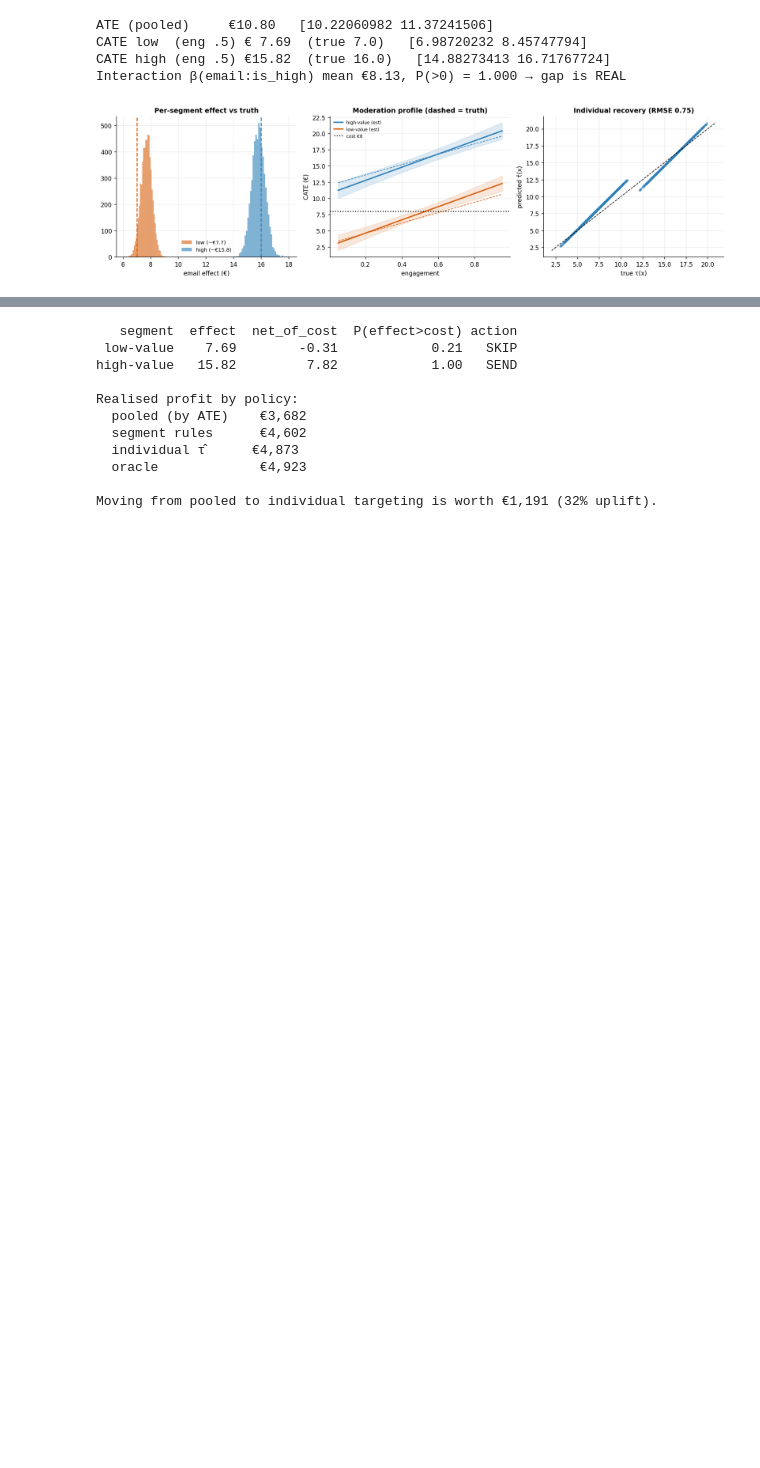
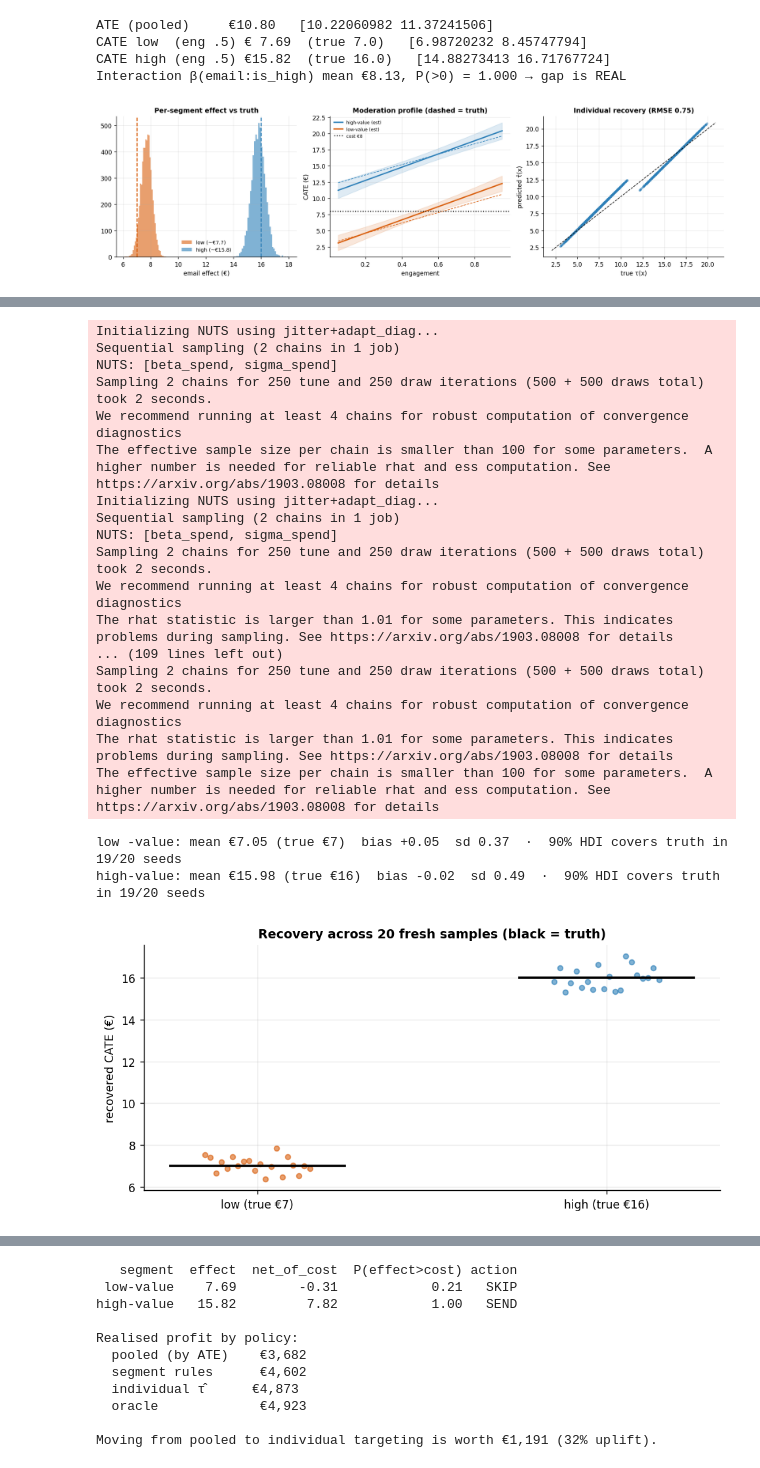
Before and after one commit to fmuia/sda_projects, a Jupyter notebook: causal-marketing-pymc/notebooks/02_segment_effects.ipynb, the cells around one changed output, grey strips where cells are left out. Cells and saved outputs as stored; diff of their text form; code cells hidden in the pictures; blank space fills up the shorter version.

```diff
--- a/causal-marketing-pymc/notebooks/02_segment_effects.ipynb
+++ b/causal-marketing-pymc/notebooks/02_segment_effects.ipynb
@@ -217,0 +209,43 @@ is worth.
+# %%
+# --- Recovery across many seeds: is the model unbiased, and do its HDIs cover the truth? ---
+NSEED = 8 if FAST else 20
+LOOP = dict(draws=250, tune=250, chains=2, cores=1)     # small per-seed fit — recovery, not a headline posterior
+rec = {"low": [], "high": []}; cov = {"low": 0, "high": 0}
+for sd in range(NSEED):
+    dd, tt = dgp.segment_customers(n=1500, seed=300 + sd)
+    dd["is_high"] = (dd["prior_value"] == "high").astype(float)
+    ms = pathmc.model(spec, data=dd); ms.fit(random_seed=1, progressbar=False, **LOOP)
+    for lab, hv in [("low", 0.0), ("high", 1.0)]:
+        c = ms.cate("spend", "email", condition={"is_high": hv, "engagement": 0.5}, values=(0, 1))
+        rec[lab].append(c.mean()); lo, hi = c.hdi(); cov[lab] += int(lo <= tt[lab] <= hi)
+fig, ax = plt.subplots(figsize=(7.5, 3.6))
+for lab, col, x0 in [("low", plots.ORANGE, 0), ("high", plots.BLUE, 1)]:
+    a = np.array(rec[lab]); ax.scatter(x0 + np.linspace(-0.15, 0.15, len(a)), a, s=18, color=col, alpha=0.6)
+    ax.plot([x0 - 0.25, x0 + 0.25], [true_effect[lab]] * 2, color="k", lw=2)
+ax.set_xticks([0, 1]); ax.set_xticklabels([f"low (true €{true_effect['low']:.0f})", f"high (true €{true_effect['high']:.0f})"])
+ax.set_ylabel("recovered CATE (€)"); ax.set_title(f"Recovery across {NSEED} fresh samples (black = truth)"); fig.tight_layout()
+for lab in ("low", "high"):
+    a = np.array(rec[lab])
+    print(f"{lab:4s}-value: mean €{a.mean():.2f} (true €{true_effect[lab]:.0f})  bias {a.mean()-true_effect[lab]:+.2f}  "
+          f"sd {a.std():.2f}  ·  90% HDI covers truth in {cov[lab]}/{NSEED} seeds")
+# %% [output]
+Initializing NUTS using jitter+adapt_diag...
+Sequential sampling (2 chains in 1 job)
+NUTS: [beta_spend, sigma_spend]
+Sampling 2 chains for 250 tune and 250 draw iterations (500 + 500 draws total) took 2 seconds.
+We recommend running at least 4 chains for robust computation of convergence diagnostics
+The effective sample size per chain is smaller than 100 for some parameters.  A higher number is needed for reliable rhat and ess computation. See https://arxiv.org/abs/1903.08008 for details
+Initializing NUTS using jitter+adapt_diag...
+Sequential sampling (2 chains in 1 job)
+NUTS: [beta_spend, sigma_spend]
+Sampling 2 chains for 250 tune and 250 draw iterations (500 + 500 draws total) took 2 seconds.
+We recommend running at least 4 chains for robust computation of convergence diagnostics
+The rhat statistic is larger than 1.01 for some parameters. This indicates problems during sampling. See https://arxiv.org/abs/1903.08008 for details
+... (109 lines left out)
+Sampling 2 chains for 250 tune and 250 draw iterations (500 + 500 draws total) took 2 seconds.
+We recommend running at least 4 chains for robust computation of convergence diagnostics
+The rhat statistic is larger than 1.01 for some parameters. This indicates problems during sampling. See https://arxiv.org/abs/1903.08008 for details
+The effective sample size per chain is smaller than 100 for some parameters.  A higher number is needed for reliable rhat and ess computation. See https://arxiv.org/abs/1903.08008 for details
+low -value: mean €7.05 (true €7)  bias +0.05  sd 0.37  ·  90% HDI covers truth in 19/20 seeds
+high-value: mean €15.98 (true €16)  bias -0.02  sd 0.49  ·  90% HDI covers truth in 19/20 seeds
+[figure, added]
```
Also changed, not shown: parts of 4 cells of this notebook, 13 other files.
